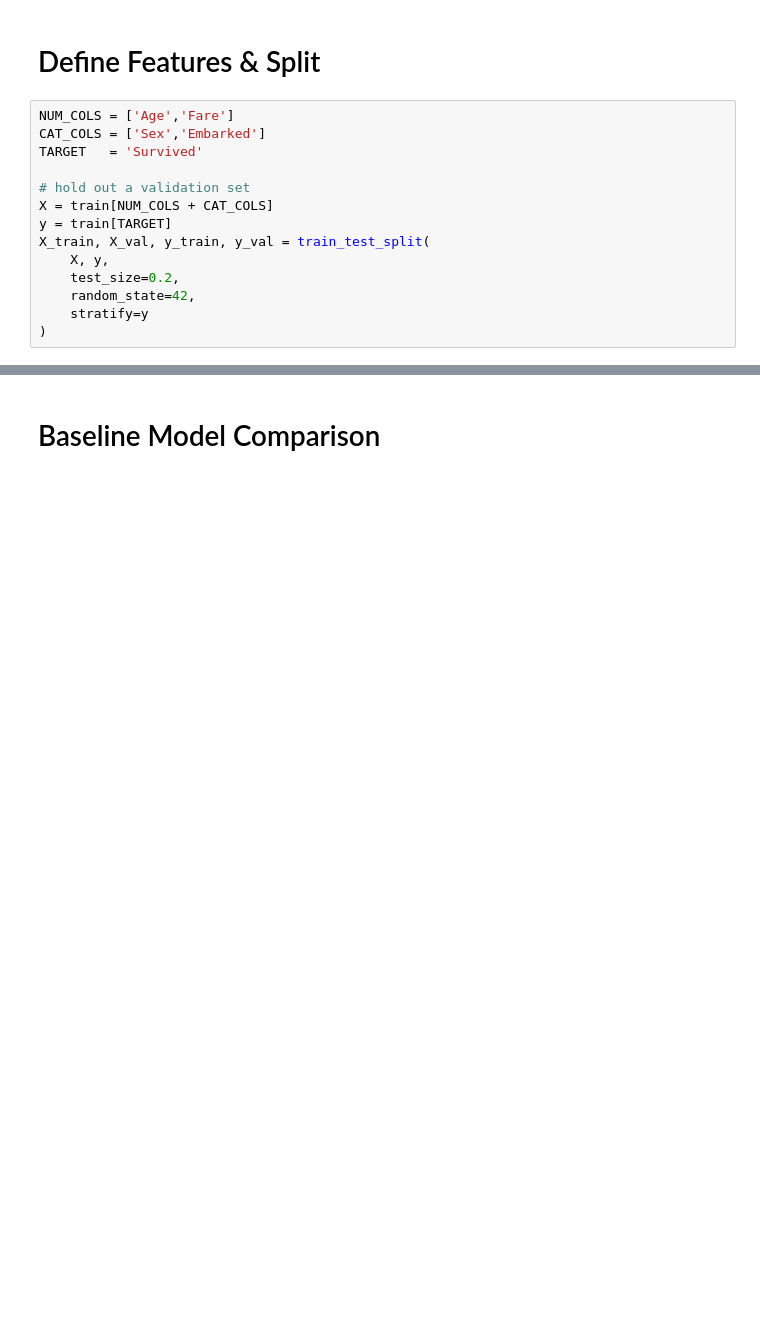
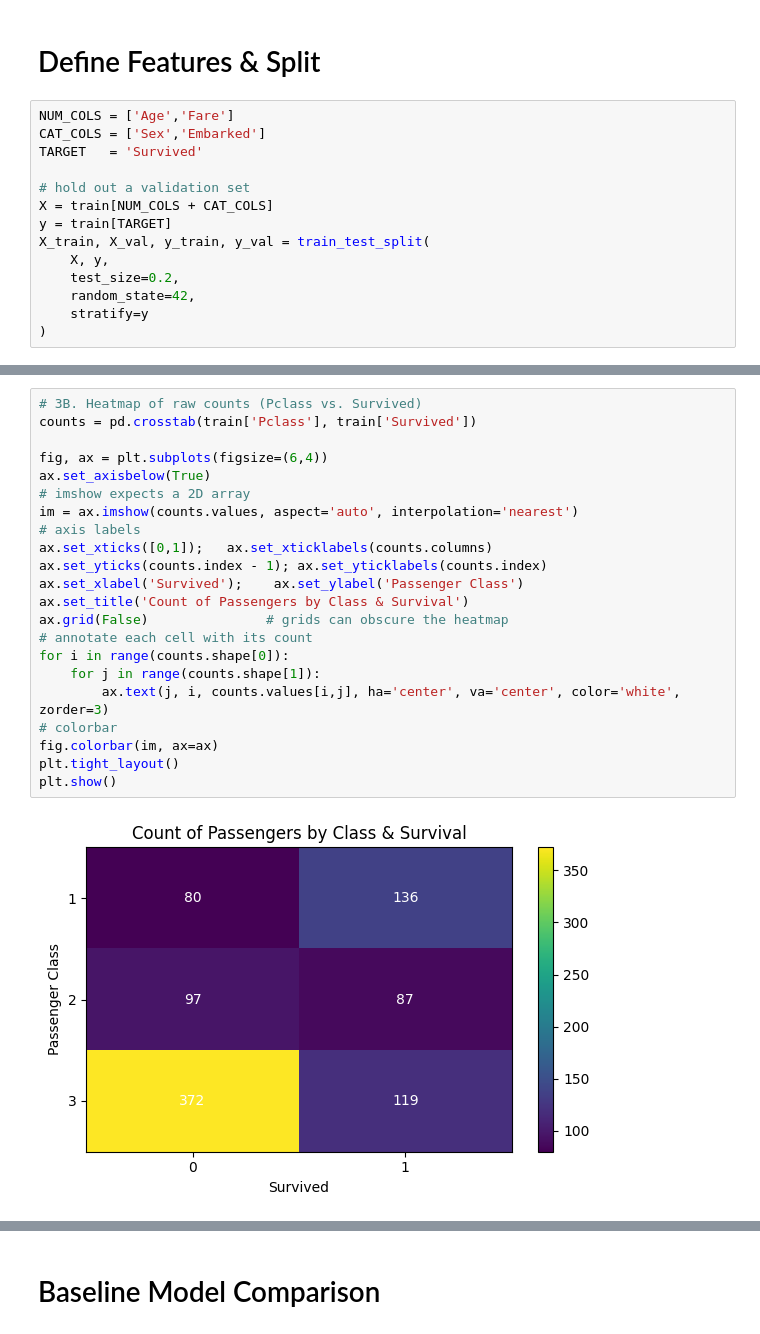
Before and after one commit to mariabilichenk0/kaggle, a Jupyter notebook: titanic/titanic.ipynb, the cells around one changed output, grey strips where cells are left out. Saved outputs shown, nothing was run; the diff lists cells and outputs as text; blank space fills up the shorter version.

```diff
--- a/titanic/titanic.ipynb
+++ b/titanic/titanic.ipynb
@@ -134,0 +250,24 @@ X_train, X_val, y_train, y_val = train_test_split(
+# %%
+# 3B. Heatmap of raw counts (Pclass vs. Survived)
+counts = pd.crosstab(train['Pclass'], train['Survived'])
+
+fig, ax = plt.subplots(figsize=(6,4))
+ax.set_axisbelow(True)
+# imshow expects a 2D array
+im = ax.imshow(counts.values, aspect='auto', interpolation='nearest')
+# axis labels
+ax.set_xticks([0,1]);   ax.set_xticklabels(counts.columns)
+ax.set_yticks(counts.index - 1); ax.set_yticklabels(counts.index)
+ax.set_xlabel('Survived');    ax.set_ylabel('Passenger Class')
+ax.set_title('Count of Passengers by Class & Survival')
+ax.grid(False)               # grids can obscure the heatmap
+# annotate each cell with its count
+for i in range(counts.shape[0]):
+    for j in range(counts.shape[1]):
+        ax.text(j, i, counts.values[i,j], ha='center', va='center', color='white', zorder=3)
+# colorbar
+fig.colorbar(im, ax=ax)
+plt.tight_layout()
+plt.show()
+# %% [output]
+[figure, added]
```
Also changed, not shown: parts of 6 cells of this notebook.
